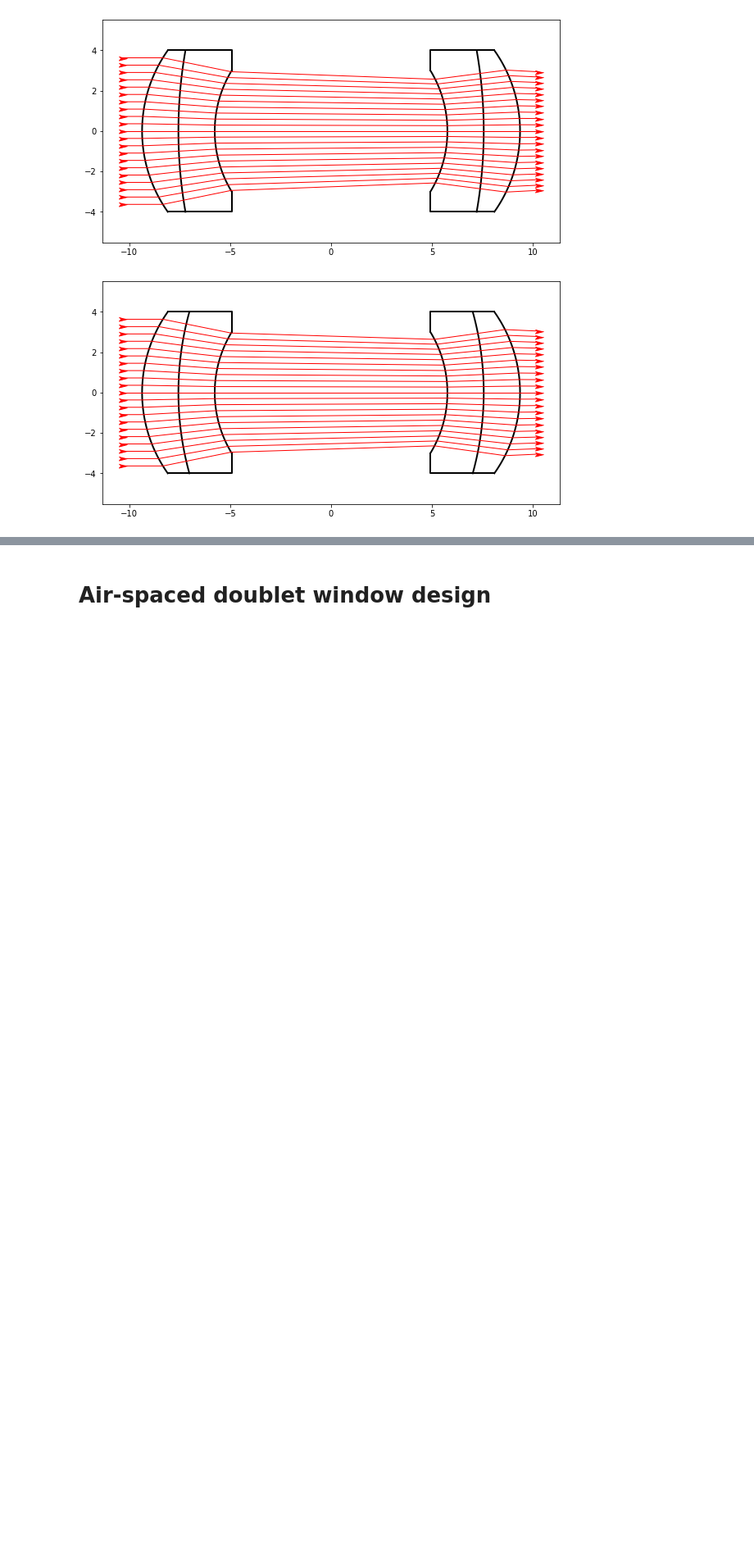
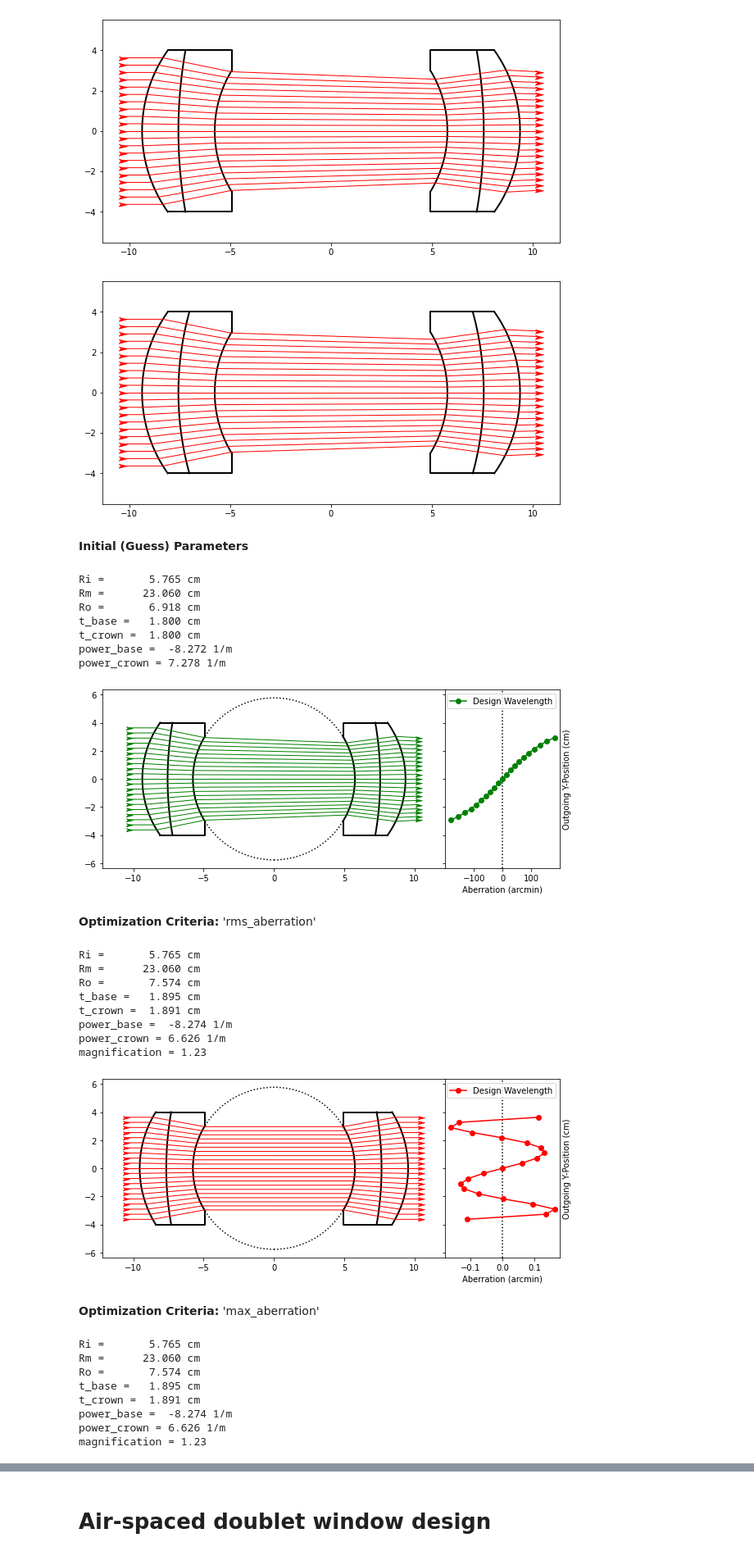
Before and after one commit to ajsusa/afocal, a Jupyter notebook: design_notebook.ipynb, the cells around one changed output, grey strips where cells are left out. Shown: that part at 82% size. Saved outputs shown, nothing was run; the diff lists cells and outputs as text; code cells hidden in the pictures; blank space fills up the shorter version.

```diff
--- a/design_notebook.ipynb
+++ b/design_notebook.ipynb
@@ -368,33 +373,62 @@ if design_cemented_doublet:
                               failed=False, prefix='Design Wavelength')
         plt.show()
 
-
     methods, cs, hs = ['rms_aberration', 'max_aberration'], ['r', 'b'], []
     for opt_method, c in zip(methods, cs):
 
-        doublet.optimize_window(opt_method)  #, n_rays=51, y_range=np.array([-3.5, 3.5]))
+        doublet.optimize_window(opt_method, n_rays=21)  #, n_rays=51, y_range=np.array([-3.5, 3.5]))
 
         util.print_md(f"__Optimization Criteria:__ '{opt_method}'")
         doublet.print_dims()
+        print(f'magnification = {doublet.estimated_magnification:3.2f}')
 
         fig, axs = util.ray_aberration_subplots()
 
         # draw and ray trace the window
         plt.sca(axs[0])
         doublet.draw(center_circle=True, new_figure=False)
         doublet.draw_rays(c=c)
 
         plt.sca(axs[1])
         # plt.axhline(ls=':', c='k')
         util.plot_aberrations(doublet, unit='arcmin', c=c, new_fig=False, ls='-', yloc='out', flip_axes=True,
                               failed=False, prefix='Design Wavelength')
 
 
         hs += plt.gca().lines[-1:]
         if show_chromatic_aberration:
             util.plot_aberrations(doublet.trace_ray_set(wavelength=400, draw=False), yloc='out', flip_axes=True,
                                   failed=False, new_fig=False, unit='arcmin', c='y', mfc='none', ls='', prefix='400 nm')
             util.plot_aberrations(doublet.trace_ray_set(wavelength=750, draw=False), yloc='out', flip_axes=True,
                                   failed=False, new_fig=False, unit='arcmin', c='m', mfc='none', ls='', prefix='750 nm')
 
         plt.show()
+# %% [output]
+__Initial (Guess) Parameters__
+Ri =       5.765 cm
+Rm =      23.060 cm
+Ro =       6.918 cm
+t_base =   1.800 cm
+t_crown =  1.800 cm
+power_base =  -8.272 1/m
+power_crown = 7.278 1/m
+[figure, added]
+__Optimization Criteria:__ 'rms_aberration'
+Ri =       5.765 cm
+Rm =      23.060 cm
+Ro =       7.574 cm
+t_base =   1.895 cm
+t_crown =  1.891 cm
+power_base =  -8.274 1/m
+power_crown = 6.626 1/m
+magnification = 1.23
+[figure, added]
+__Optimization Criteria:__ 'max_aberration'
+Ri =       5.765 cm
+Rm =      23.060 cm
+Ro =       7.574 cm
+t_base =   1.895 cm
+t_crown =  1.891 cm
+power_base =  -8.274 1/m
+power_crown = 6.626 1/m
+magnification = 1.23
```
Also changed, not shown: parts of 13 cells of this notebook, 1 other file.
